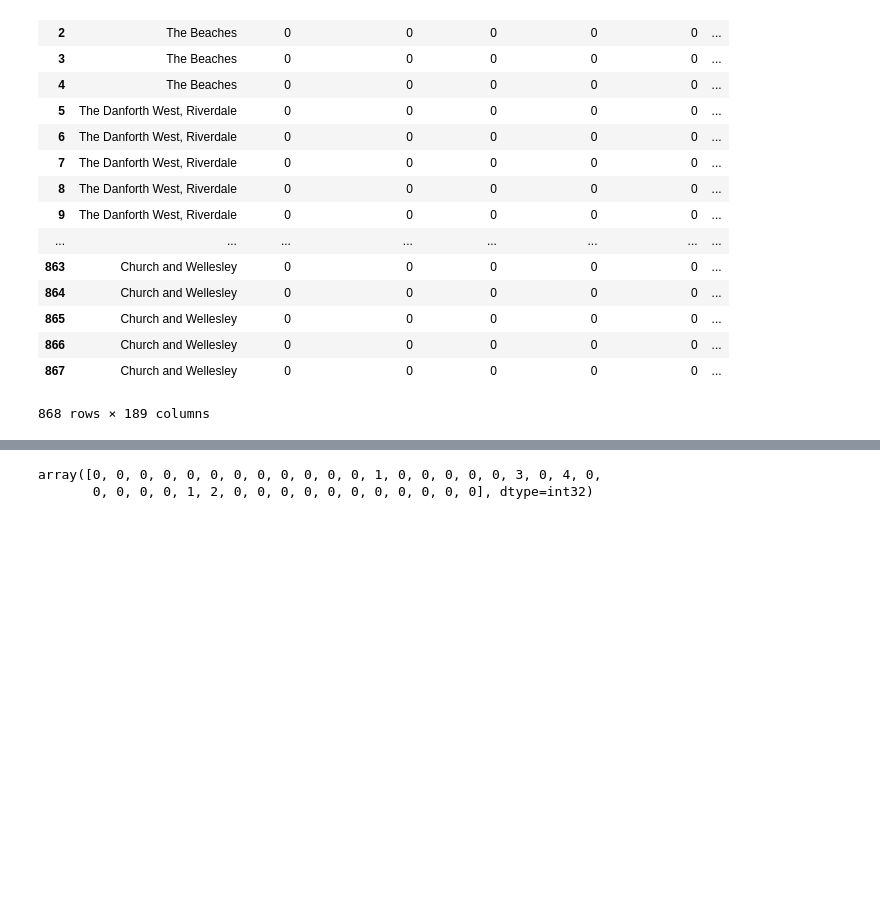
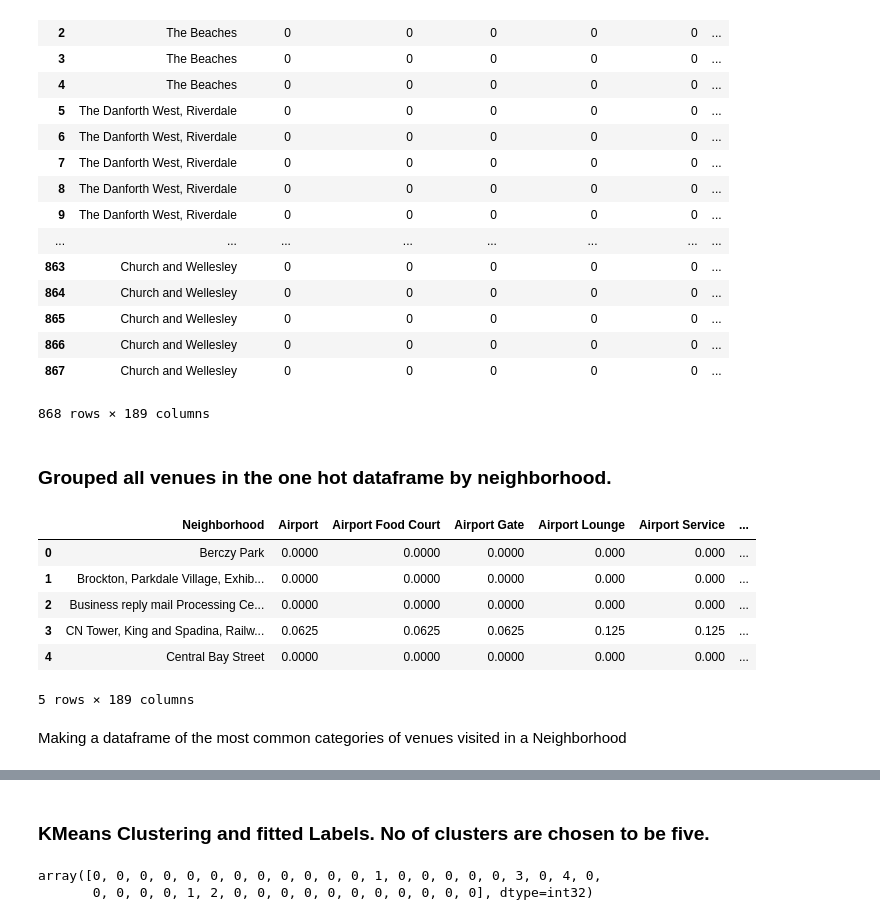
Before and after one commit to hithesh111/Capstone-Project-New-City-Neighborhood-Clustering-Using-Location-Data, a Jupyter notebook: Capstone_Submission_4.ipynb, the cells around one changed output, grey strips where cells are left out. Saved outputs shown, nothing was run; the diff lists cells and outputs as text; code cells hidden in the pictures; blank space fills up the shorter version.

```diff
--- a/Capstone_Submission_4.ipynb
+++ b/Capstone_Submission_4.ipynb
@@ -200,14 +212,27 @@ toronto_onehot
 | 866 | Church and Wellesley | 0 | 0 | 0 | 0 | 0 | ... |
 | 867 | Church and Wellesley | 0 | 0 | 0 | 0 | 0 | ... |
 868 rows × 189 columns
+# %% [markdown]
+<h3>Grouped all venues in the one hot dataframe by neighborhood.</h3>
 # %%
 toronto_grouped = toronto_onehot.groupby('Neighborhood').mean().reset_index()
+toronto_grouped.head()
+# %% [output]
+|  | Neighborhood | Airport | Airport Food Court | Airport Gate | Airport Lounge | Airport Service | ... |
+| 0 | Berczy Park | 0.0000 | 0.0000 | 0.0000 | 0.000 | 0.000 | ... |
+| 1 | Brockton, Parkdale Village, Exhib... | 0.0000 | 0.0000 | 0.0000 | 0.000 | 0.000 | ... |
+| 2 | Business reply mail Processing Ce... | 0.0000 | 0.0000 | 0.0000 | 0.000 | 0.000 | ... |
+| 3 | CN Tower, King and Spadina, Railw... | 0.0625 | 0.0625 | 0.0625 | 0.125 | 0.125 | ... |
+| 4 | Central Bay Street | 0.0000 | 0.0000 | 0.0000 | 0.000 | 0.000 | ... |
+5 rows × 189 columns
 # %%
 def return_most_common_venues(row, num_top_venues):
     row_categories = row.iloc[1:]
     row_categories_sorted = row_categories.sort_values(ascending=False)
 
     return row_categories_sorted.index.values[0:num_top_venues]
+# %% [markdown]
+Making a dataframe of the most common categories of venues visited in a Neighborhood
 # %%
 num_top_venues = 5
 
@@ -234,6 +259,8 @@ neighborhoods_venues_sorted.head()
 | 2 | Business reply mail Processing Ce... | Yoga Studio | Butcher | Farmers Market | Auto Workshop | ... |
 | 3 | CN Tower, King and Spadina, Railw... | Airport Lounge | Airport Service | Airport Terminal | Airport | ... |
 | 4 | Central Bay Street | Coffee Shop | Café | Yoga Studio | Bubble Tea Shop | ... |
+# %% [markdown]
+<h3>KMeans Clustering and fitted Labels. No of clusters are chosen to be five.</h3>
 # %%
 num_clusters = 5
 toronto_grouped_clustering = toronto_grouped.drop('Neighborhood',axis = 1)
```
Also changed, not shown: parts of 13 cells of this notebook.
